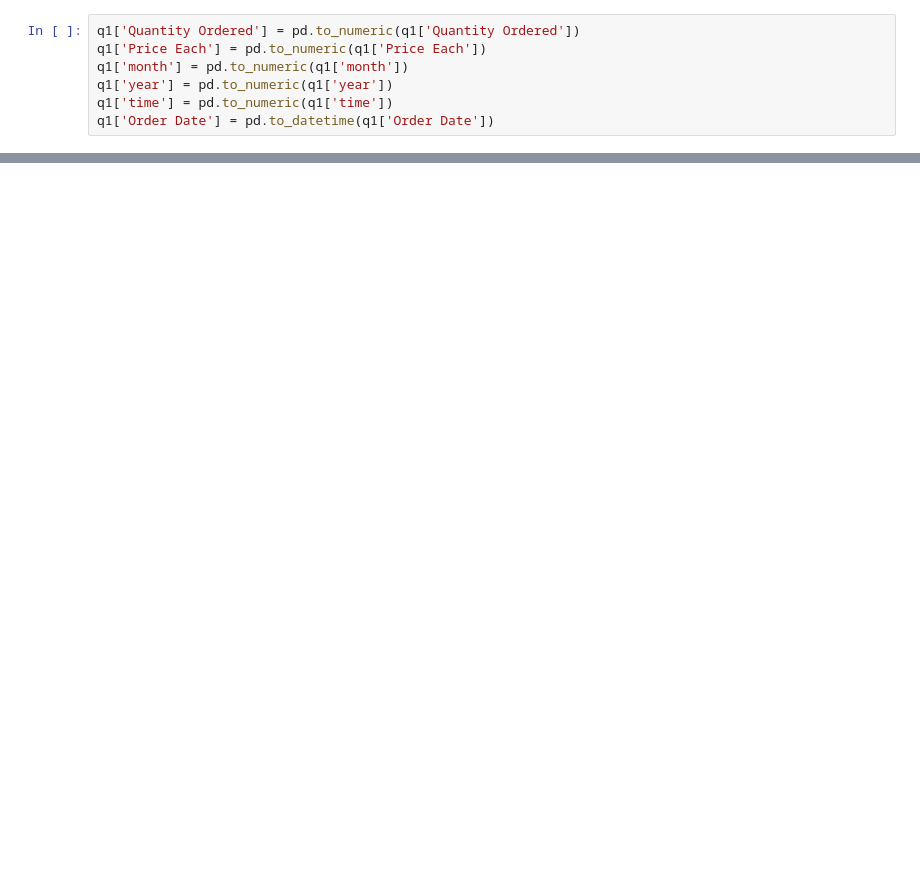
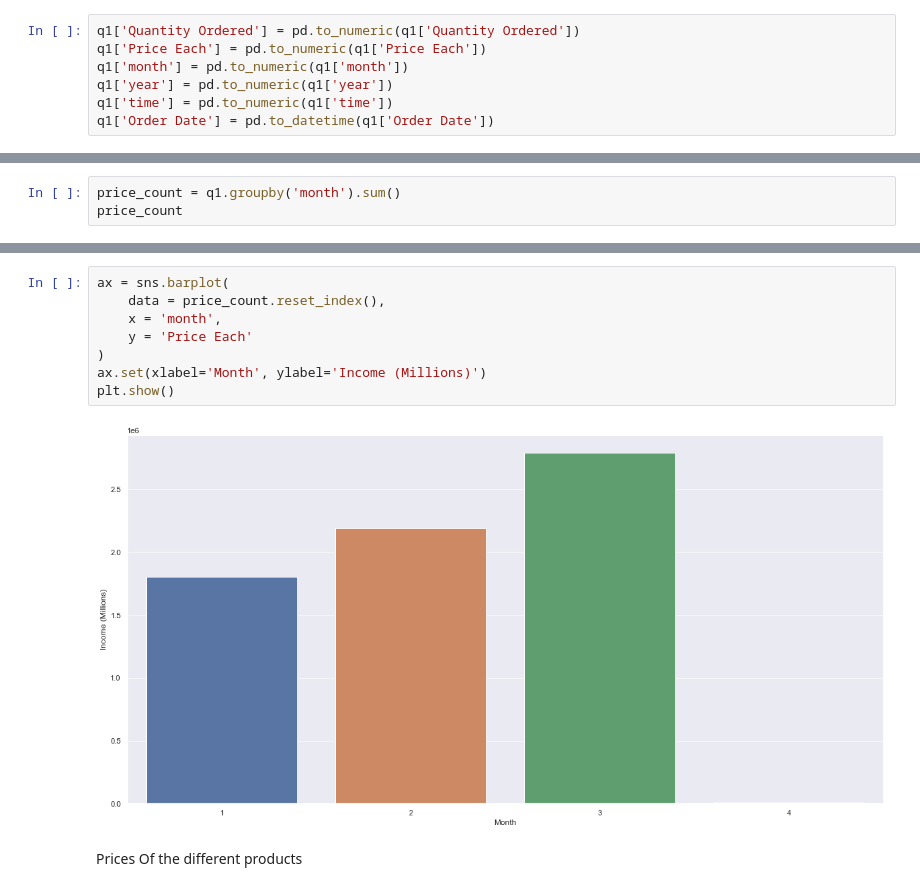
Before and after one commit to bejarrodar/GroupProject3, a Jupyter notebook: quarter1.ipynb, the cells around one changed output, grey strips where cells are left out. Saved outputs shown, nothing was run; the diff lists cells and outputs as text; blank space fills up the shorter version.

```diff
--- a/quarter1.ipynb
+++ b/quarter1.ipynb
@@ -89,0 +141,3 @@ memory usage: 2.8+ MB
+# %%
+price_count = q1.groupby('month').sum()
+price_count
@@ -89,0 +151,12 @@ memory usage: 2.8+ MB
+# %%
+ax = sns.barplot(
+    data = price_count.reset_index(),
+    x = 'month',
+    y = 'Price Each'
+)
+ax.set(xlabel='Month', ylabel='Income (Millions)')
+plt.show()
+# %% [output]
+[figure, added]
+# %% [markdown]
+Prices Of the different products
```
Also changed, not shown: parts of 29 cells of this notebook.
